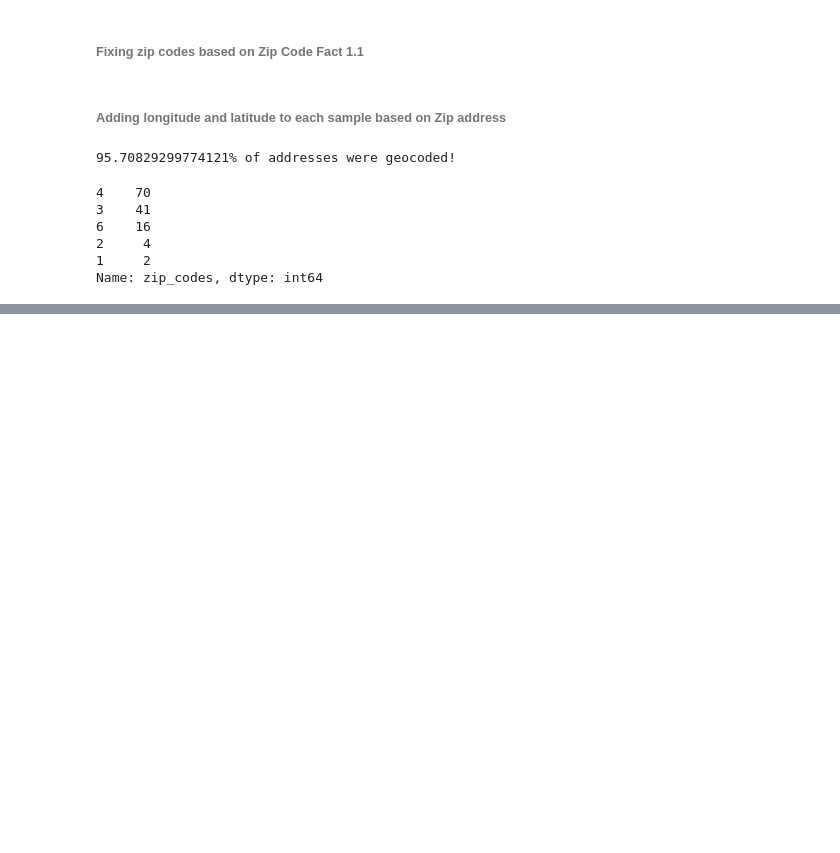
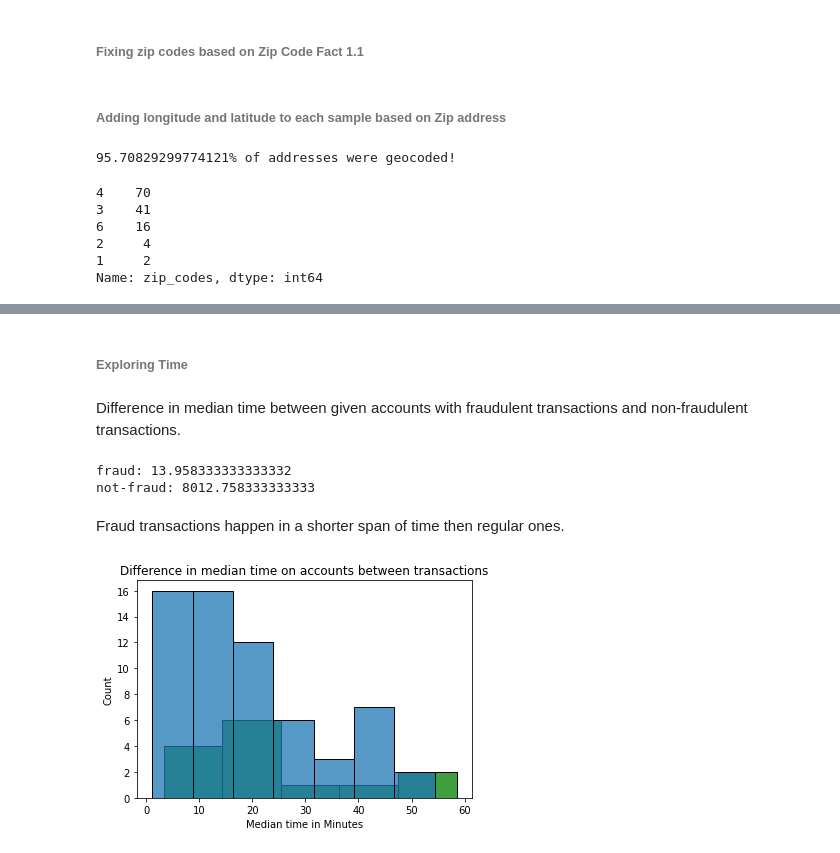
Before and after one commit to LeonMilosevic/fraud_homework_redo, a Jupyter notebook: fraud_homework_redo.ipynb, the cells around one changed output, grey strips where cells are left out. Drawn from its saved outputs; the diff is of its cells as text; code cells hidden in the pictures; blank space fills up the shorter version.

```diff
--- a/fraud_homework_redo.ipynb
+++ b/fraud_homework_redo.ipynb
@@ -288,13 +260,0 @@ After manually examining some codes, most of them are districts with missing str
-# %%
-# fill non found states with other
-gb_zip_codes['state_name'] = gb_zip_codes.state_name.fillna('other')
-
-# derived from https://developers.google.com/public-data/docs/canonical/countries_csv
-# fill nan values with GB coordinates
-gb_zip_codes['Latitude'] = gb_zip_codes['Latitude'].fillna(55.378051)
-gb_zip_codes['Longitude'] = gb_zip_codes['Longitude'].fillna(-3.435973)
-
-# removing space from strings to match train_data
-gb_zip_codes['zip_codes'] = gb_zip_codes['zip_codes'].str.replace(' ', '')
-
-train_data = pd.merge(left=train_data, right=gb_zip_codes, how="outer", left_on='merchantZip', right_on="zip_codes").drop(['zip_codes'], axis=1)
@@ -300,0 +314,40 @@ train_data = pd.merge(left=train_data, right=gb_zip_codes, how="outer", left_on=
+# %% [markdown]
+###### Exploring Time
+# %% [markdown]
+Difference in median time between given accounts with fraudulent transactions and non-fraudulent transactions.
+# %%
+# median time of fraudulent transactions by account number
+fraud_time_med = []
+
+for account in train_data[train_data['target']==1]['accountNumber'].unique().tolist():
+  acc_time = get_time_difference(train_data, 'accountNumber', account, 'transactionTime', 1)
+  if len(acc_time) == 0:
+    fraud_time_med.append(0)
+  else:
+    fraud_time_med.append(np.median(acc_time))
+
+# median time of non-fraudulent transactions by account number
+non_fraud_time_med = []
+
+for account in train_data[train_data['target'] == 0]['accountNumber'].unique().tolist():
+  acc_time = get_time_difference(train_data, 'accountNumber', account, 'transactionTime', 0)
+  if len(acc_time) == 0:
+    non_fraud_time_med.append(0)
+  else:
+    non_fraud_time_med.append(np.median(acc_time))
+# %%
+print(f'fraud: {np.median(fraud_time_med)}')
+print(f'not-fraud: {np.median(non_fraud_time_med)}')
+# %% [output]
+fraud: 13.958333333333332
+not-fraud: 8012.758333333333
+# %% [markdown]
+Fraud transactions happen in a shorter span of time then regular ones.
+# %%
+# comparing distribution between fraud and non-fraud transactions within the first hour
+ax = sns.histplot([i for i in non_fraud_time_med if i != 0 and i < 60], color='green')
+sns.histplot([i for i in fraud_time_med if i != 0 and i < 60])
+ax.set(xlabel='Median time in Minutes', ylabel='Count', title='Difference in median time on accounts between transactions')
+plt.show()
+# %% [output]
+[figure, added]
```
Also changed, not shown: parts of 26 cells of this notebook.
